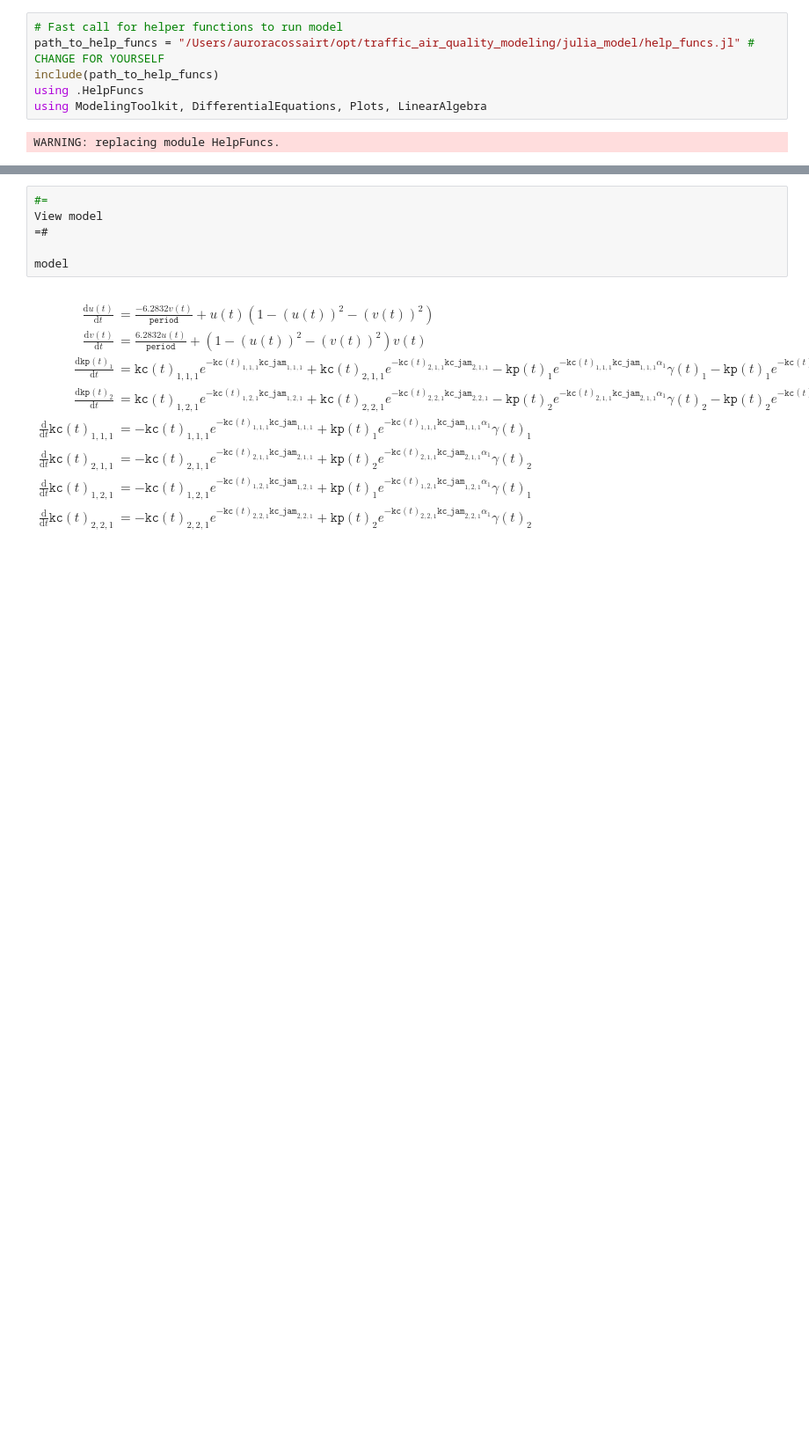
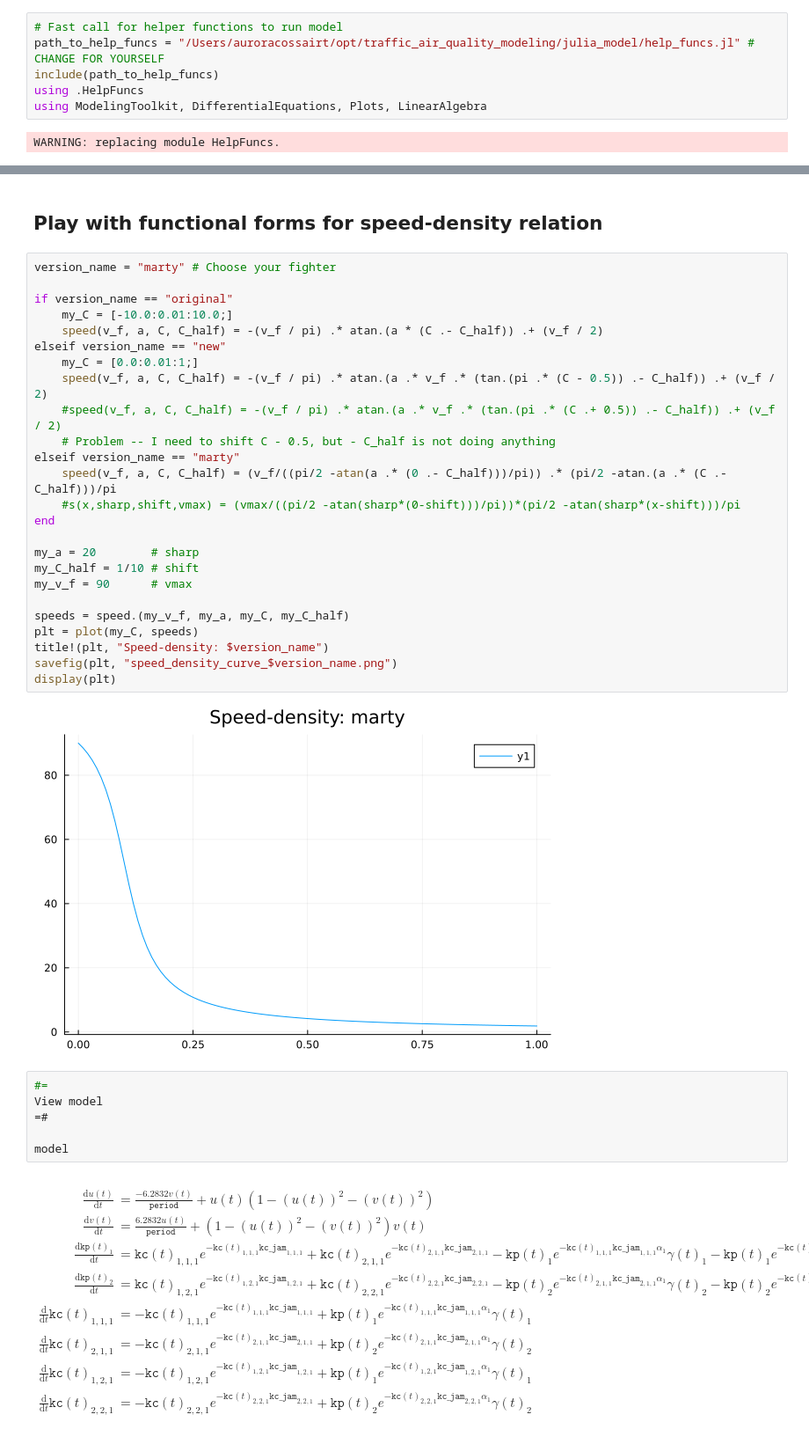
Before and after one commit to acossairt/traffic_air_quality_modeling, a Jupyter notebook: experiments_and_tutorials/2DvectorizedTraffic_troubleshoot.ipynb, the cells around one changed output, grey strips where cells are left out. Shown at 88% size. Cells and saved outputs as stored; diff of their text form; blank space fills up the shorter version.

```diff
--- a/experiments_and_tutorials/2DvectorizedTraffic_troubleshoot.ipynb
+++ b/experiments_and_tutorials/2DvectorizedTraffic_troubleshoot.ipynb
@@ -125,3 +175,32 @@ display(plt)
+# %% [markdown]
+## Play with functional forms for speed-density relation
+# %%
+version_name = "marty" # Choose your fighter
+
+if version_name == "original"
+    my_C = [-10.0:0.01:10.0;]
+    speed(v_f, a, C, C_half) = -(v_f / pi) .* atan.(a * (C .- C_half)) .+ (v_f / 2)
+elseif version_name == "new"
+    my_C = [0.0:0.01:1;]
+    speed(v_f, a, C, C_half) = -(v_f / pi) .* atan.(a .* v_f .* (tan.(pi .* (C - 0.5)) .- C_half)) .+ (v_f / 2)
+    #speed(v_f, a, C, C_half) = -(v_f / pi) .* atan.(a .* v_f .* (tan.(pi .* (C .+ 0.5)) .- C_half)) .+ (v_f / 2)
+    # Problem -- I need to shift C - 0.5, but - C_half is not doing anything
+elseif version_name == "marty"
+    speed(v_f, a, C, C_half) = (v_f/((pi/2 -atan(a .* (0 .- C_half)))/pi)) .* (pi/2 -atan.(a .* (C .- C_half)))/pi
+    #s(x,sharp,shift,vmax) = (vmax/((pi/2 -atan(sharp*(0-shift)))/pi))*(pi/2 -atan(sharp*(x-shift)))/pi
+end
+
+my_a = 20        # sharp
+my_C_half = 1/10 # shift
+my_v_f = 90      # vmax
+
+speeds = speed.(my_v_f, my_a, my_C, my_C_half)
+plt = plot(my_C, speeds)
+title!(plt, "Speed-density: $version_name")
+savefig(plt, "speed_density_curve_$version_name.png")
+display(plt)
+# %% [output]
+[figure, added]
 # %%
 #=
 View model
```
Also changed, not shown: parts of 4 cells of this notebook, 13 other files.
